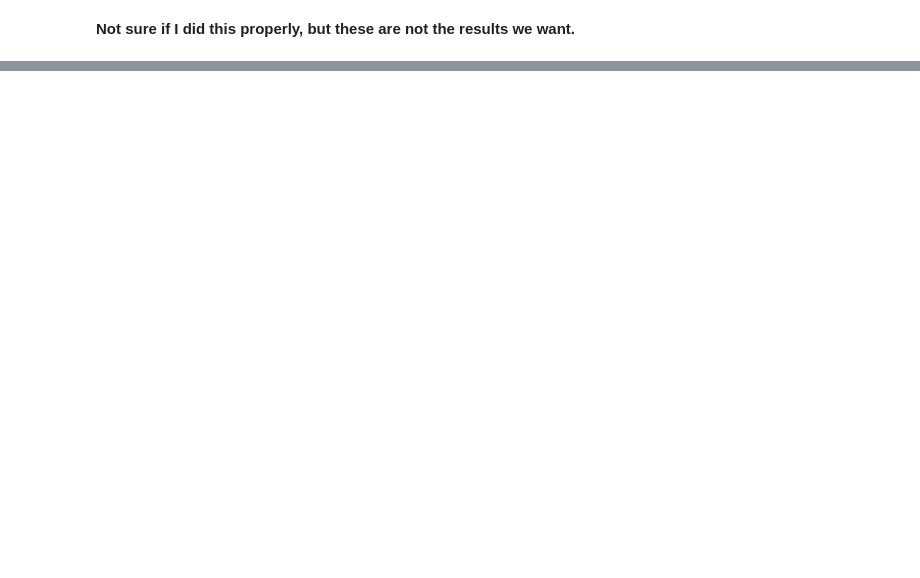
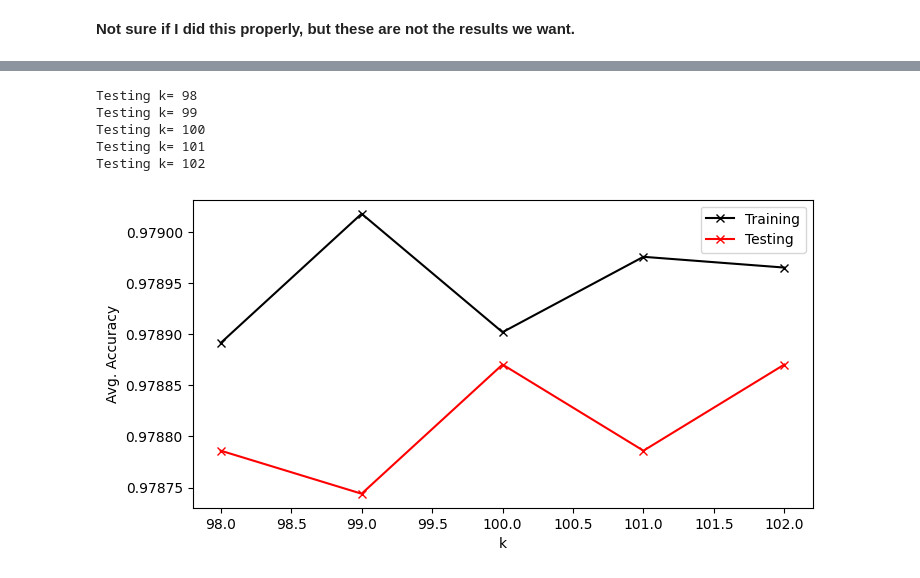
Before and after one commit to Pschnizer/OpenAvenues, a Jupyter notebook: Work.ipynb, the cells around one changed output, grey strips where cells are left out. Cells and saved outputs as stored; diff of their text form; code cells hidden in the pictures; blank space fills up the shorter version.

```diff
--- a/Work.ipynb
+++ b/Work.ipynb
@@ -709,0 +1078,31 @@ Classification accuracy META-DES:  0.5079709220762658
+# %%
+# To find a suitable value for k, run a bunch of tests
+k_range = np.arange(98,103,1)
+
+# Keep track of overall accuracy
+train=[]
+test=[]
+
+for k in k_range:
+    print('Testing k=', k)
+    knn = KNN(n_neighbors=k)
+    tr,te = DoKFold(knn,X_reduced,y)
+
+    train.append(np.mean(tr))
+    test.append(np.mean(te))
+# %% [output]
+Testing k= 98
+Testing k= 99
+Testing k= 100
+Testing k= 101
+Testing k= 102
+# %%
+plt.figure(figsize=(8,4))
+plt.plot(k_range, train,'-kx',label='Training')
+plt.plot(k_range, test, '-rx',label='Testing')
+plt.xlabel('k')
+plt.ylabel('Avg. Accuracy')
+plt.legend()
+plt.show()
+# %% [output]
+[figure, added]
```
Also changed, not shown: parts of 55 cells of this notebook.
